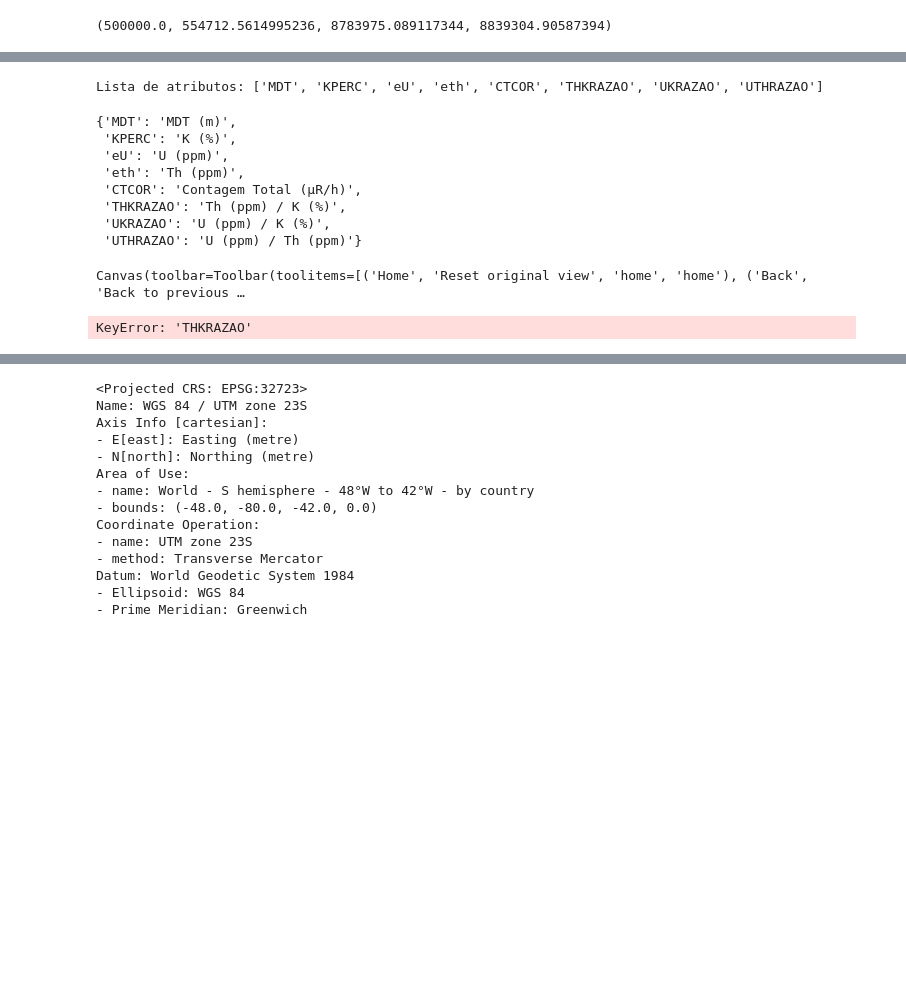
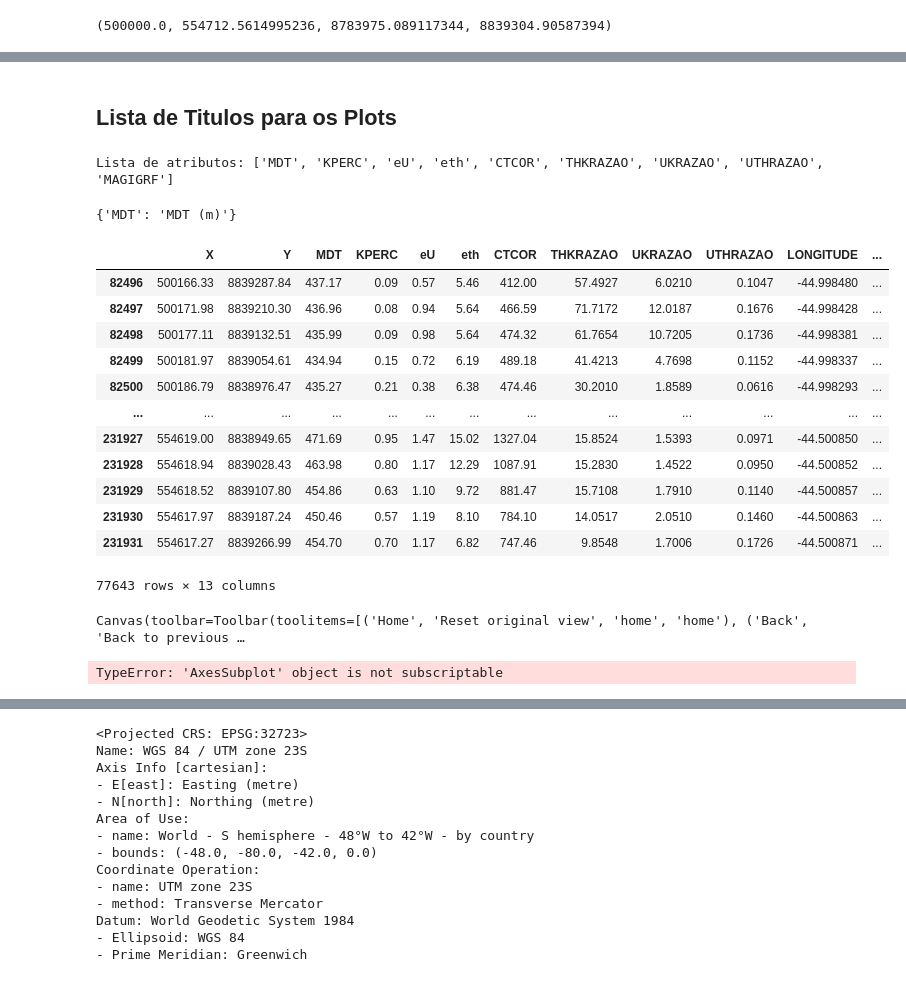
Before and after one commit to Gabriel-Goes/mapeamento_litologico_preditivo, a Jupyter notebook: 4.2 - Traditional Interpolation.ipynb, the cells around one changed output, grey strips where cells are left out. Saved outputs shown, nothing was run; the diff lists cells and outputs as text; code cells hidden in the pictures; blank space fills up the shorter version.

```diff
--- a/4.2 - Traditional Interpolation.ipynb
+++ b/4.2 - Traditional Interpolation.ipynb
@@ -547,18 +589,12 @@ geof_1089
+# %% [markdown]
+## Lista de Titulos para os Plots
 # %%
-list_canal = dic_raw_meta['Lista_at_geof']
+list_canal = ['MDT', 'KPERC', 'eU', 'eth', 'CTCOR', 'THKRAZAO', 'UKRAZAO', 'UTHRAZAO','MAGIGRF']
 print(f"Lista de atributos: {list_canal}")
 
 # LISTA DE TITULOS
 titles =   [
-            'MDT (m)',
-            'K (%)',
-            'U (ppm)',
-            'Th (ppm)',
-            'Contagem Total (μR/h)',
-            'Th (ppm) / K (%)',
-            'U (ppm) / K (%)',
-            'U (ppm) / Th (ppm)'
-            ]
+            'MDT (m)']
 
 
 # DICIONARIO DE TITULOS
@@ -568,14 +604,7 @@ for f, t in zip(list_canal, titles):
 
 dic_titles
 # %% [output]
-Lista de atributos: ['MDT', 'KPERC', 'eU', 'eth', 'CTCOR', 'THKRAZAO', 'UKRAZAO', 'UTHRAZAO']
+Lista de atributos: ['MDT', 'KPERC', 'eU', 'eth', 'CTCOR', 'THKRAZAO', 'UKRAZAO', 'UTHRAZAO', 'MAGIGRF']
-{'MDT': 'MDT (m)',
- 'KPERC': 'K (%)',
- 'eU': 'U (ppm)',
- 'eth': 'Th (ppm)',
- 'CTCOR': 'Contagem Total (μR/h)',
- 'THKRAZAO': 'Th (ppm) / K (%)',
- 'UKRAZAO': 'U (ppm) / K (%)',
- 'UTHRAZAO': 'U (ppm) / Th (ppm)'}
+{'MDT': 'MDT (m)'}
 # %%
 def plot_raw_data(raw_data):
@@ -602,9 +645,25 @@ def plot_raw_data(raw_data):
     #plt.tight_layout()
+# %%
+gdf_geof
+# %% [output]
+|  | X | Y | MDT | KPERC | eU | eth | CTCOR | THKRAZAO | UKRAZAO | UTHRAZAO | LONGITUDE | ... |
+| 82496 | 500166.33 | 8839287.84 | 437.17 | 0.09 | 0.57 | 5.46 | 412.00 | 57.4927 | 6.0210 | 0.1047 | -44.998480 | ... |
+| 82497 | 500171.98 | 8839210.30 | 436.96 | 0.08 | 0.94 | 5.64 | 466.59 | 71.7172 | 12.0187 | 0.1676 | -44.998428 | ... |
+| 82498 | 500177.11 | 8839132.51 | 435.99 | 0.09 | 0.98 | 5.64 | 474.32 | 61.7654 | 10.7205 | 0.1736 | -44.998381 | ... |
+| 82499 | 500181.97 | 8839054.61 | 434.94 | 0.15 | 0.72 | 6.19 | 489.18 | 41.4213 | 4.7698 | 0.1152 | -44.998337 | ... |
+| 82500 | 500186.79 | 8838976.47 | 435.27 | 0.21 | 0.38 | 6.38 | 474.46 | 30.2010 | 1.8589 | 0.0616 | -44.998293 | ... |
+| ... | ... | ... | ... | ... | ... | ... | ... | ... | ... | ... | ... | ... |
+| 231927 | 554619.00 | 8838949.65 | 471.69 | 0.95 | 1.47 | 15.02 | 1327.04 | 15.8524 | 1.5393 | 0.0971 | -44.500850 | ... |
+| 231928 | 554618.94 | 8839028.43 | 463.98 | 0.80 | 1.17 | 12.29 | 1087.91 | 15.2830 | 1.4522 | 0.0950 | -44.500852 | ... |
+| 231929 | 554618.52 | 8839107.80 | 454.86 | 0.63 | 1.10 | 9.72 | 881.47 | 15.7108 | 1.7910 | 0.1140 | -44.500857 | ... |
+| 231930 | 554617.97 | 8839187.24 | 450.46 | 0.57 | 1.19 | 8.10 | 784.10 | 14.0517 | 2.0510 | 0.1460 | -44.500863 | ... |
+| 231931 | 554617.27 | 8839266.99 | 454.70 | 0.70 | 1.17 | 6.82 | 747.46 | 9.8548 | 1.7006 | 0.1726 | -44.500871 | ... |
+77643 rows × 13 columns
 # %%
-plot_raw_data(geof_1089)
+plot_raw_data(gdf_geof)
 # %% [output]
 Canvas(toolbar=Toolbar(toolitems=[('Home', 'Reset original view', 'home', 'home'), ('Back', 'Back to previous …
-KeyError: 'THKRAZAO'
+TypeError: 'AxesSubplot' object is not subscriptable
 # %%
 geof_1089['geometry'] = [geometry.Point(x,y) for x, y in zip(geof_1089['X'], geof_1089['Y'])]
 # %%
```
Also changed, not shown: parts of 27 cells of this notebook, 20 other files.
